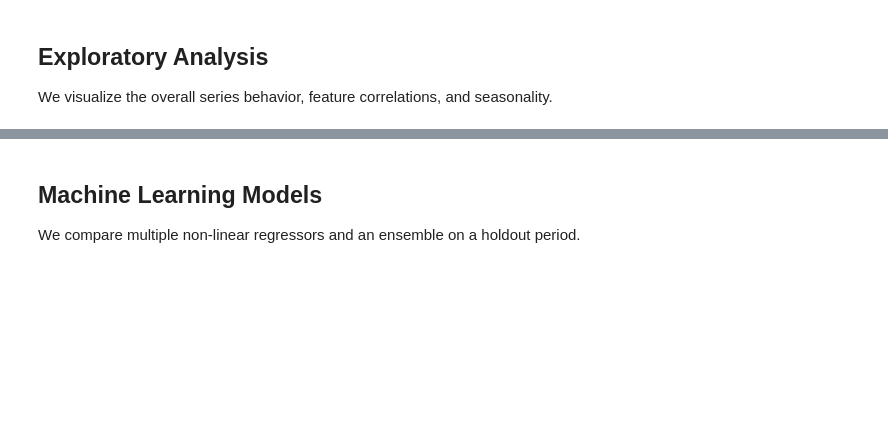
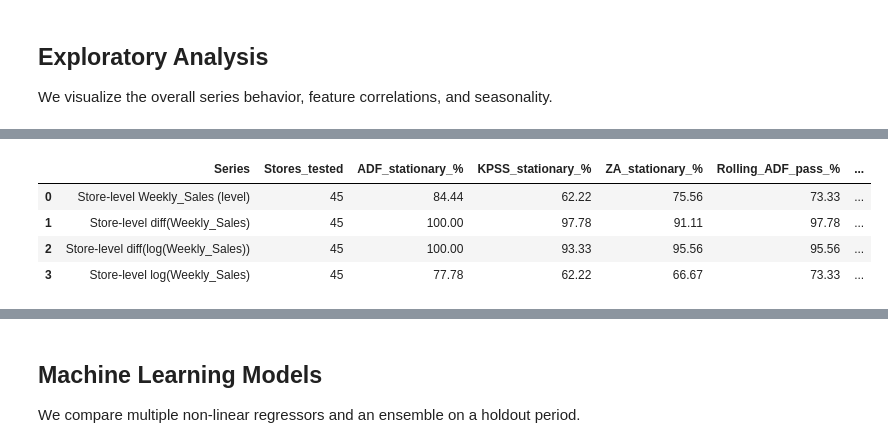
Before and after one commit to panshul-07/sales-taAI-walmart, a Jupyter notebook: walmart_sales_forecasting.ipynb, the cells around one changed output, grey strips where cells are left out. Cells and saved outputs as stored; diff of their text form; code cells hidden in the pictures; blank space fills up the shorter version.

```diff
--- a/walmart_sales_forecasting.ipynb
+++ b/walmart_sales_forecasting.ipynb
@@ -151,7 +219,25 @@ stationarity_results
 # %%
-# Per-store summary: how often each variant looks stationary across stores
+# Per-store summary with rolling-window stability score
 
-def per_store_stationarity(col_name, use_log=False, use_diff=False):
+def rolling_adf_pass_fraction(s, window=52, step=4):
+    s = pd.Series(s).dropna().reset_index(drop=True)
+    if len(s) < window:
+        return np.nan
+    total = 0
+    passed = 0
+    for start in range(0, len(s) - window + 1, step):
+        win = s.iloc[start:start + window]
+        if len(win) < 20:
+            continue
+        try:
+            p = adfuller(win, regression='c', autolag='AIC')[1]
+            passed += int(p < 0.05)
+            total += 1
+        except Exception:
+            continue
+    return (passed / total) if total else np.nan
+
+def per_store_stationarity(col_name, use_log=False, use_diff=False, rolling_threshold=0.70):
     rows = []
     for store, g in df[['Store', 'Date', 'Weekly_Sales']].sort_values(['Store', 'Date']).groupby('Store'):
         s = g['Weekly_Sales'].copy()
@@ -159,37 +245,63 @@ def per_store_stationarity(col_name, use_log=False, use_diff=False):
             s = np.log(s)
         if use_diff:
             s = s.diff()
         s = s.dropna()
         if len(s) < 20:
             continue
         try:
             adf_p = adfuller(s, autolag='AIC')[1]
         except Exception:
             adf_p = np.nan
         try:
             kpss_p = kpss(s, regression='c', nlags='auto')[1]
         except Exception:
             kpss_p = np.nan
-        rows.append({'Store': store, 'ADF_p': adf_p, 'KPSS_p': kpss_p})
+        try:
+            za_p = zivot_andrews(s, regression='ct', autolag='AIC')[1]
+        except Exception:
+            za_p = np.nan
+        rolling_share = rolling_adf_pass_fraction(s)
+        rows.append({
+            'Store': store,
+            'ADF_p': adf_p,
+            'KPSS_p': kpss_p,
+            'ZA_p': za_p,
+            'Rolling_ADF_share': rolling_share,
+        })
     res = pd.DataFrame(rows)
+    consensus = (
+        (res['ADF_p'] < 0.05)
+        & (res['KPSS_p'] > 0.05)
+        & ((res['ZA_p'] < 0.05) | res['ZA_p'].isna())
+        & (res['Rolling_ADF_share'] >= rolling_threshold)
+    )
     return {
         'Series': col_name,
         'Stores_tested': int(len(res)),
         'ADF_stationary_%': float((res['ADF_p'] < 0.05).mean() * 100),
-        'KPSS_stationary_%': float((res['KPSS_p'] > 0.05).mean() * 100)
+        'KPSS_stationary_%': float((res['KPSS_p'] > 0.05).mean() * 100),
+        'ZA_stationary_%': float((res['ZA_p'] < 0.05).mean() * 100),
+        'Rolling_ADF_pass_%': float((res['Rolling_ADF_share'] >= rolling_threshold).mean() * 100),
+        'Consensus_stationary_%': float(consensus.mean() * 100),
     }
 
 store_stationarity_summary = pd.DataFrame([
     per_store_stationarity('Store-level Weekly_Sales (level)', use_log=False, use_diff=False),
     per_store_stationarity('Store-level log(Weekly_Sales)', use_log=True, use_diff=False),
     per_store_stationarity('Store-level diff(Weekly_Sales)', use_log=False, use_diff=True),
     per_store_stationarity('Store-level diff(log(Weekly_Sales))', use_log=True, use_diff=True),
-])
+]).sort_values('Series').reset_index(drop=True)
 
-for c in ['ADF_stationary_%', 'KPSS_stationary_%']:
+for c in ['ADF_stationary_%', 'KPSS_stationary_%', 'ZA_stationary_%', 'Rolling_ADF_pass_%', 'Consensus_stationary_%']:
     store_stationarity_summary[c] = store_stationarity_summary[c].map(lambda x: float(f'{x:.2f}'))
 
 store_stationarity_summary
+# %% [output]
+|  | Series | Stores_tested | ADF_stationary_% | KPSS_stationary_% | ZA_stationary_% | Rolling_ADF_pass_% | ... |
+| 0 | Store-level Weekly_Sales (level) | 45 | 84.44 | 62.22 | 75.56 | 73.33 | ... |
+| 1 | Store-level diff(Weekly_Sales) | 45 | 100.00 | 97.78 | 91.11 | 97.78 | ... |
+| 2 | Store-level diff(log(Weekly_Sales)) | 45 | 100.00 | 93.33 | 95.56 | 95.56 | ... |
+| 3 | Store-level log(Weekly_Sales) | 45 | 77.78 | 62.22 | 66.67 | 73.33 | ... |
 # %%
 # Visual rolling mean/std diagnostics for aggregate level/log series
 
```
Also changed, not shown: parts of 12 cells of this notebook, 8 other files.
